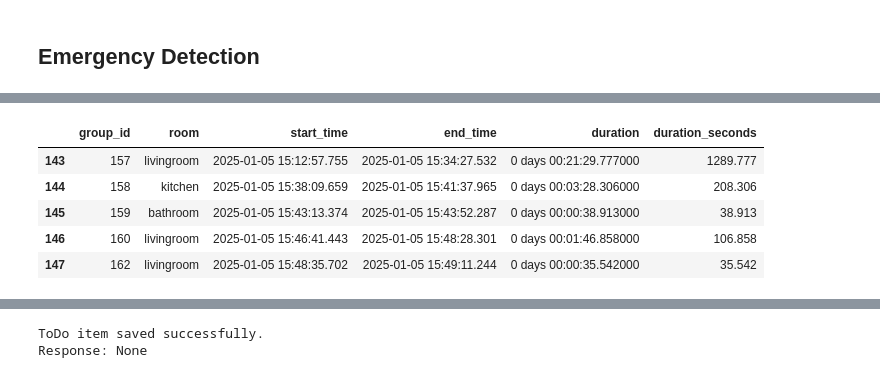
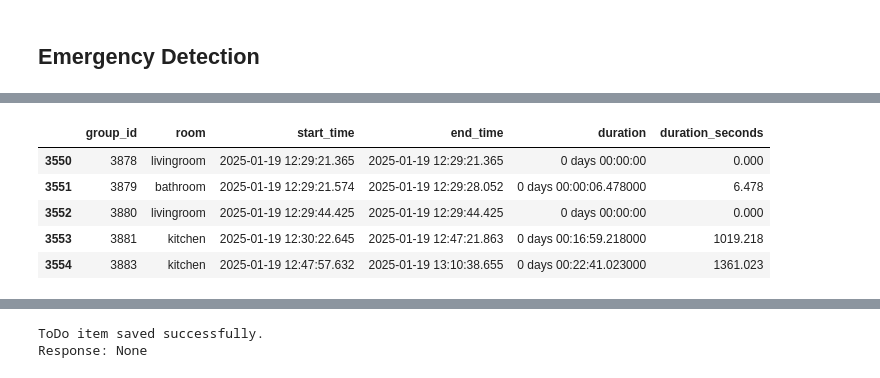
Before and after one commit to radovluk/sif, a Jupyter notebook: monitoring/monitoring.ipynb, the cells around one changed output, grey strips where cells are left out. Saved outputs shown, nothing was run; the diff lists cells and outputs as text; code cells hidden in the pictures.

```diff
--- a/monitoring/monitoring.ipynb
+++ b/monitoring/monitoring.ipynb
@@ -9,7 +110,7 @@ from base.homecare_hub_utils import send_info, send_todo
 # %%
 sensor_data = fetch_all_sensor_data(
-    start_hours=24,
-    interval_hours=24
+    start_hours=24 * 7 * 50,
+    interval_hours=24 * 7 *50
 )
 prepared_df = prepare_data_for_detection(sensor_data)
 prepared_df.tail(5)
@@ -29,9 +130,9 @@ prepared_df.tail(5)
 |  | group_id | room | start_time | end_time | duration | duration_seconds |
-| 143 | 157 | livingroom | 2025-01-05 15:12:57.755 | 2025-01-05 15:34:27.532 | 0 days 00:21:29.777000 | 1289.777 |
-| 144 | 158 | kitchen | 2025-01-05 15:38:09.659 | 2025-01-05 15:41:37.965 | 0 days 00:03:28.306000 | 208.306 |
-| 145 | 159 | bathroom | 2025-01-05 15:43:13.374 | 2025-01-05 15:43:52.287 | 0 days 00:00:38.913000 | 38.913 |
-| 146 | 160 | livingroom | 2025-01-05 15:46:41.443 | 2025-01-05 15:48:28.301 | 0 days 00:01:46.858000 | 106.858 |
-| 147 | 162 | livingroom | 2025-01-05 15:48:35.702 | 2025-01-05 15:49:11.244 | 0 days 00:00:35.542000 | 35.542 |
+| 3550 | 3878 | livingroom | 2025-01-19 12:29:21.365 | 2025-01-19 12:29:21.365 | 0 days 00:00:00 | 0.000 |
+| 3551 | 3879 | bathroom | 2025-01-19 12:29:21.574 | 2025-01-19 12:29:28.052 | 0 days 00:00:06.478000 | 6.478 |
+| 3552 | 3880 | livingroom | 2025-01-19 12:29:44.425 | 2025-01-19 12:29:44.425 | 0 days 00:00:00 | 0.000 |
+| 3553 | 3881 | kitchen | 2025-01-19 12:30:22.645 | 2025-01-19 12:47:21.863 | 0 days 00:16:59.218000 | 1019.218 |
+| 3554 | 3883 | kitchen | 2025-01-19 12:47:57.632 | 2025-01-19 13:10:38.655 | 0 days 00:22:41.023000 | 1361.023 |
 # %%
 room_stats = load_model_from_minio("occupancy")
 room_stats
```
Also changed, not shown: parts of 43 cells of this notebook, 3 other files.
